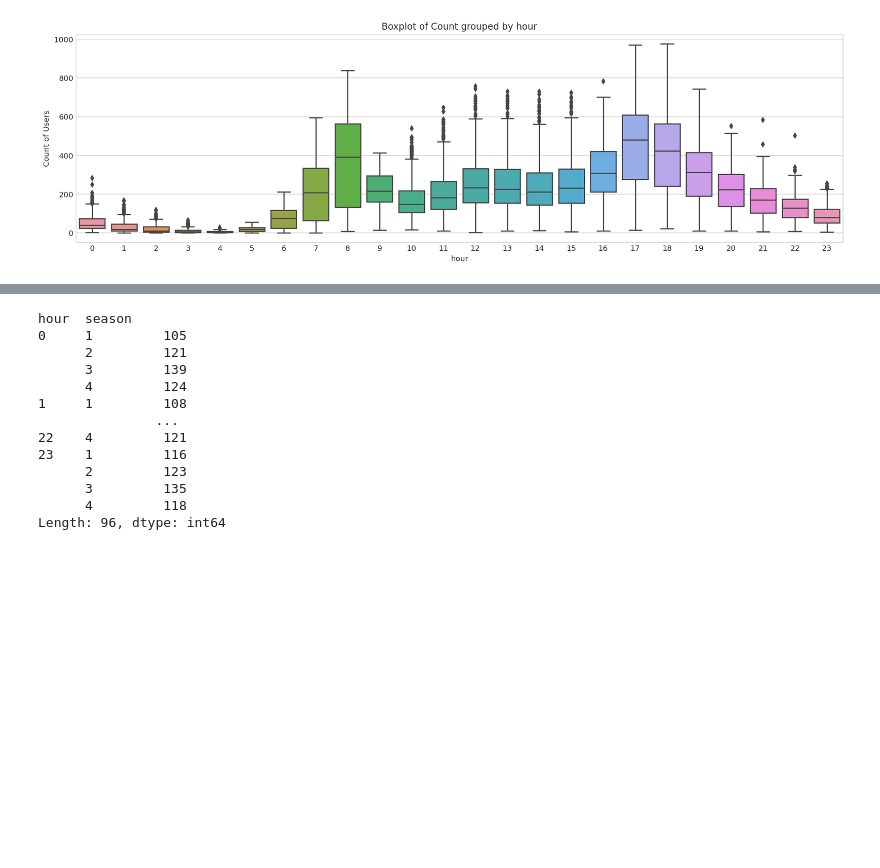
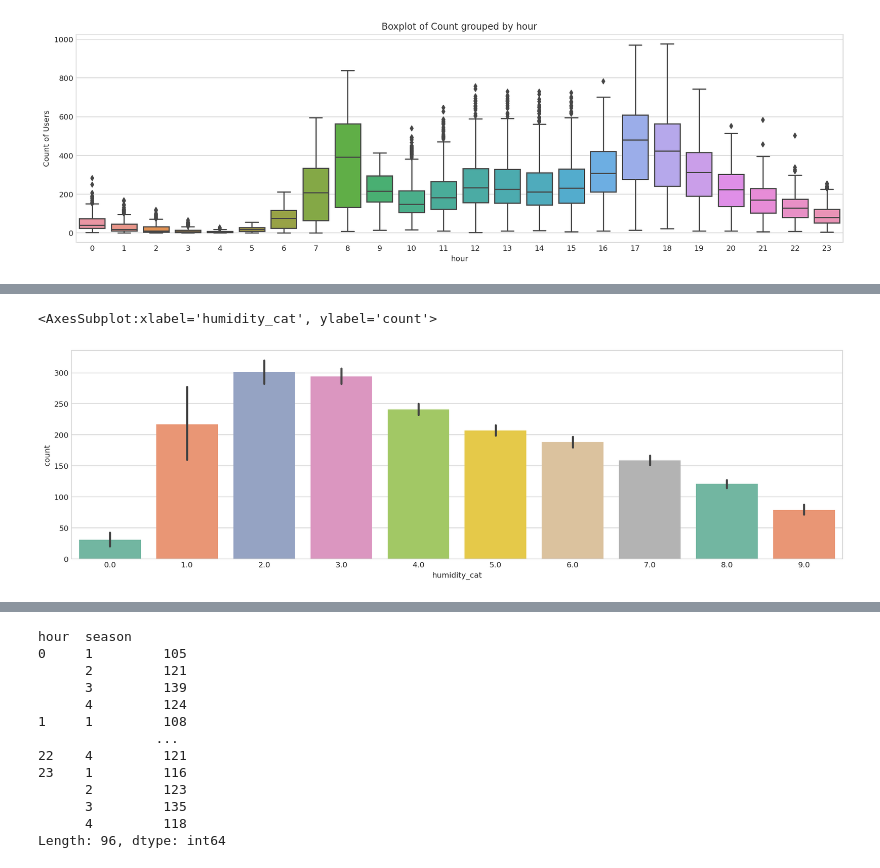
Before and after one commit to Hito4TK/Bike-Sharing-Demand-python, a Jupyter notebook: EDA_python.ipynb, the cells around one changed output, grey strips where cells are left out. Drawn from its saved outputs; the diff is of its cells as text; code cells hidden in the pictures; blank space fills up the shorter version.

```diff
--- a/EDA_python.ipynb
+++ b/EDA_python.ipynb
@@ -405,0 +465,8 @@ Name: weather, dtype: int64
+# %%
+# Sticky用の説明
+data = train_df[['workingday','humidity_cat','casual','registered','count']].query('workingday == 1')
+fig, ax = plt.subplots(figsize=(18, 5))
+sns.barplot(x='humidity_cat', y='count', data=train_df, palette='Set2')
+# %% [output]
+<AxesSubplot:xlabel='humidity_cat', ylabel='count'>
+[figure, added]
```
Also changed, not shown: parts of 49 cells of this notebook.
